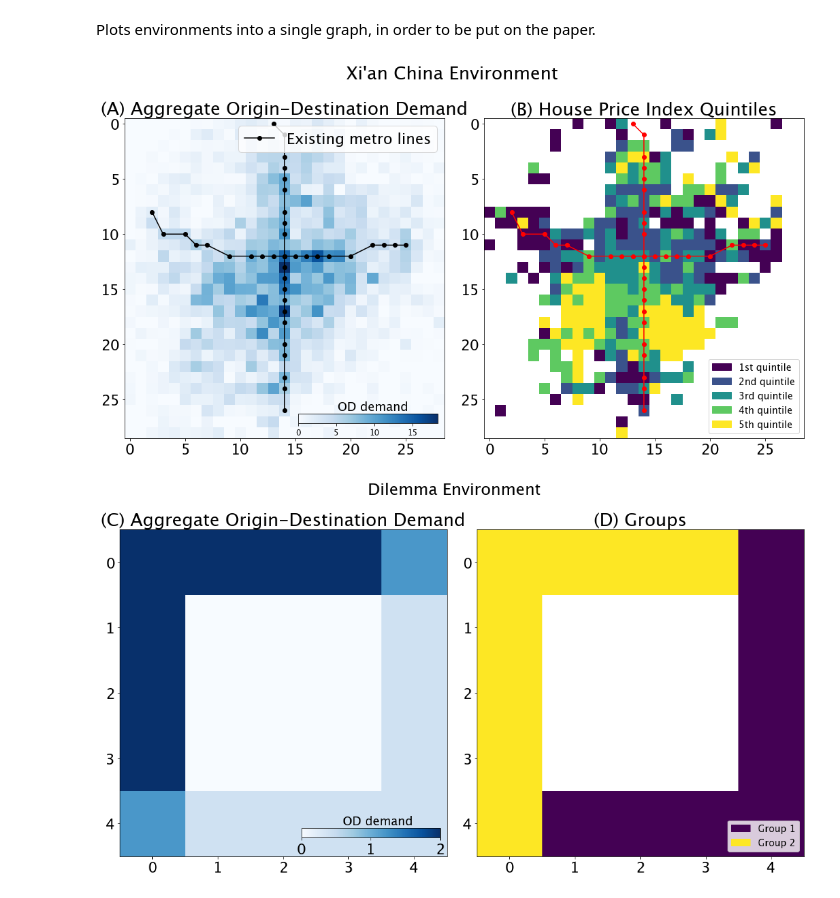
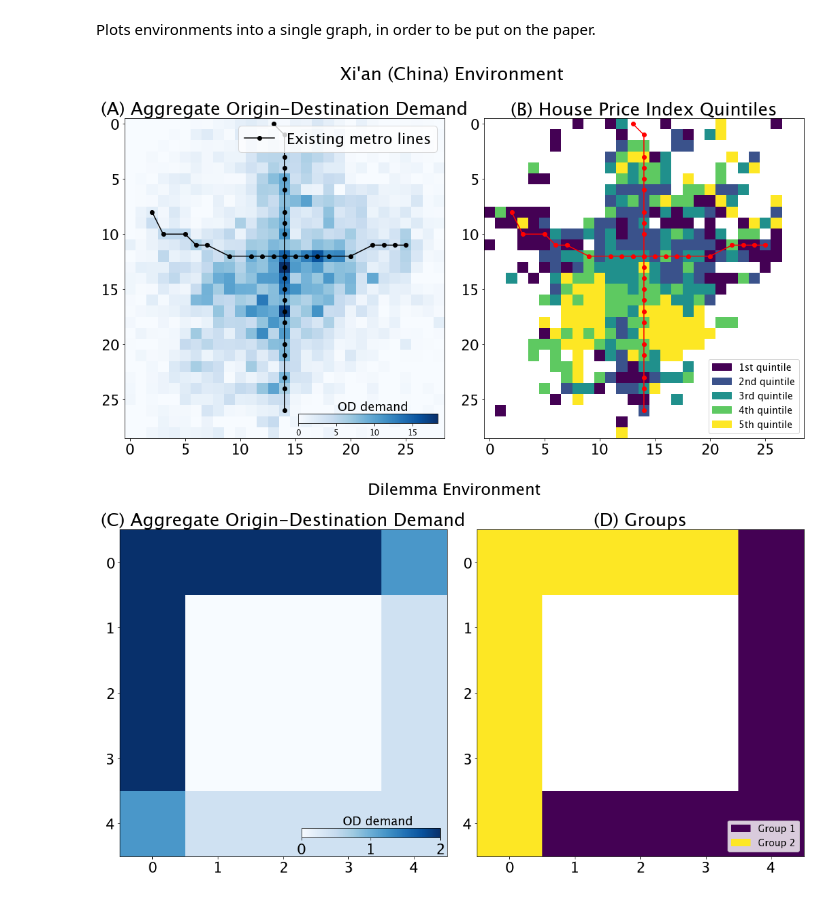
Before and after one commit to dimichai/fair-network-expansion, a Jupyter notebook: environments/plotter.ipynb, the cells around one changed output. Cells and saved outputs as stored; diff of their text form; code cells hidden in the pictures.

```diff
--- a/environments/plotter.ipynb
+++ b/environments/plotter.ipynb
@@ -68,35 +71,35 @@ im0 = axs[0].imshow(xian_od, cm.get_cmap('Blues'))
 axs[0].set_title('(A) Aggregate Origin-Destination Demand')
 cax = fig.add_axes([0.29, 0.17, 0.19, 0.02])
 cbar = fig.colorbar(im0, cax=cax, orientation='horizontal')
 # cbar.set_label('test', horizontalalignment='right')
 cax.text(5.2,1.3, 'OD demand', fontsize=18)
 cax.tick_params(labelsize=12)
 
 im1 = axs[1].imshow(xian_groups, cm.get_cmap('viridis'))
 labels = ['1st quintile', '2nd quintile', '3rd quintile', '4th quintile', '5th quintile']
 values = (np.unique(xian_groups[~np.isnan(xian_groups)]))
 colors = [ im1.cmap(im1.norm(value)) for value in values]
 patches = [ mpatches.Patch(color=colors[i], label=labels[i] ) for i in range(len(labels)) ]
 axs[1].legend(handles=patches, loc="lower right", prop={'size': 14})
 axs[1].set_title('(B) House Price Index Quintiles')
 # fig.colorbar(im1, cax=get_cax(axs[1]), orientation='vertical')
 
 for i, l in enumerate(xian.existing_lines):
     l_v = xian.vector_to_grid(l.T).cpu()
     # Note here we reverse the dimensions because on scatter plots the horizontal axis is the x axis.
     label = "_no_legend"
     if i == 0:
         label = "Existing metro lines"
 
     axs[0].plot(l_v[1], l_v[0], '-ok', label=label)
     axs[1].plot(l_v[1], l_v[0], '-or', label=label)
 
 axs[0].legend()
 
-fig.suptitle("Xi'an China Environment", y=0.9)
+fig.suptitle("Xi'an (China) Environment", y=0.9)
 fig.tight_layout()
 # %% [output]
-[figure, old version]
+[figure, new version]
 # %%
 fig, axs = plt.subplots(1, 2, figsize=(15, 10))
 
```
Also changed, not shown: parts of 5 cells of this notebook, 3 other files.
